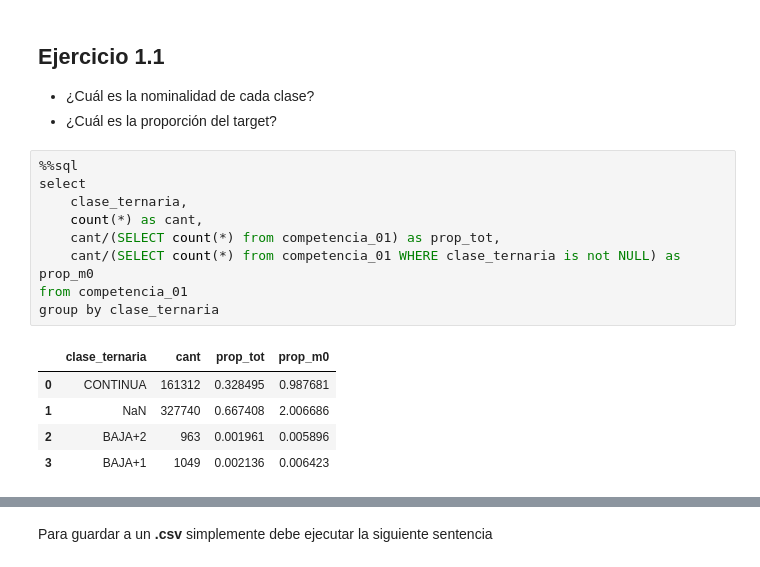
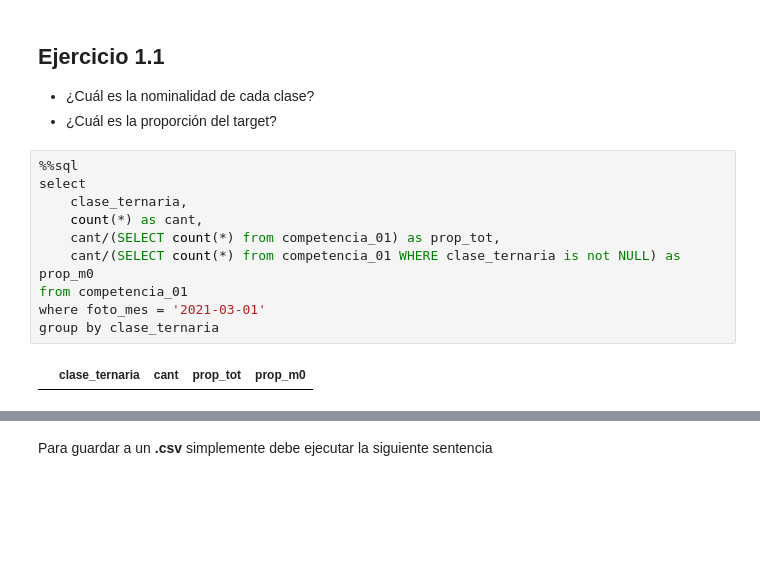
Before and after one commit to UribeAlejandro/dmeyf2023, a Jupyter notebook: src/monday/z101_target_sql.ipynb, the cells around one changed output, grey strips where cells are left out. Saved outputs shown, nothing was run; the diff lists cells and outputs as text; blank space fills up the shorter version.

```diff
--- a/src/monday/z101_target_sql.ipynb
+++ b/src/monday/z101_target_sql.ipynb
@@ -436,15 +485,12 @@ LIMIT 5;
 # %%
 %%sql
 select
     clase_ternaria,
     count(*) as cant,
     cant/(SELECT count(*) from competencia_01) as prop_tot,
     cant/(SELECT count(*) from competencia_01 WHERE clase_ternaria is not NULL) as prop_m0
 from competencia_01
+where foto_mes = '2021-03-01'
 group by clase_ternaria
 # %% [output]
 |  | clase_ternaria | cant | prop_tot | prop_m0 |
-| 0 | CONTINUA | 161312 | 0.328495 | 0.987681 |
-| 1 | NaN | 327740 | 0.667408 | 2.006686 |
-| 2 | BAJA+2 | 963 | 0.001961 | 0.005896 |
-| 3 | BAJA+1 | 1049 | 0.002136 | 0.006423 |
```
Also changed, not shown: parts of 22 cells of this notebook, 15 other files.
